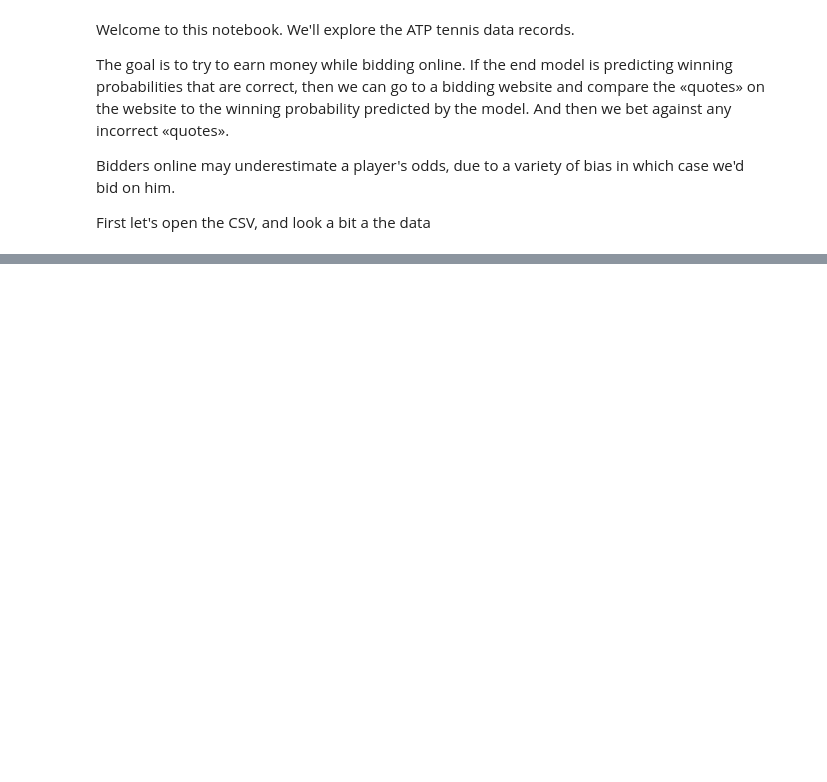
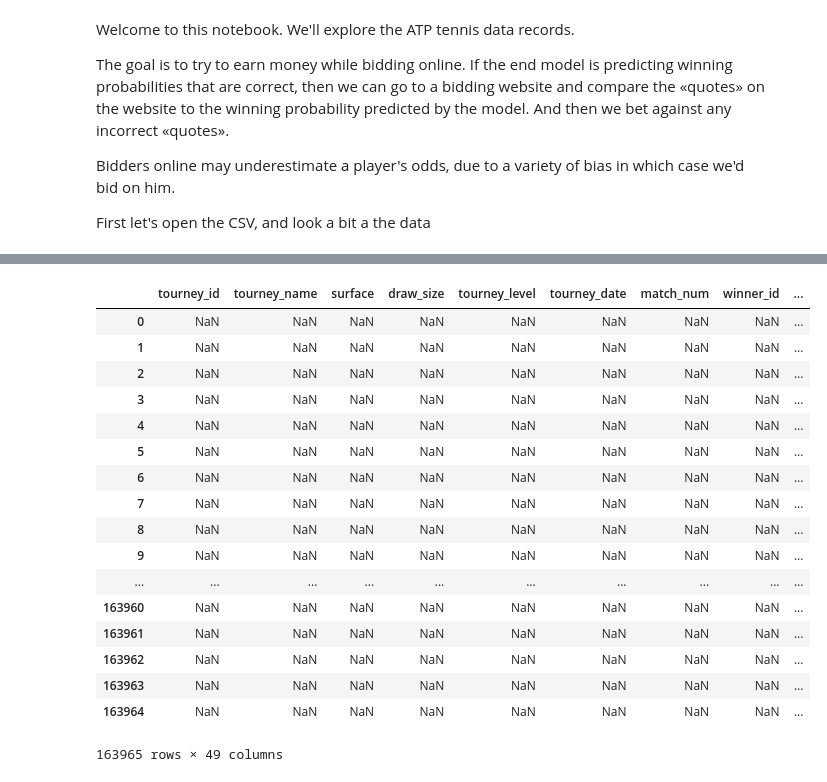
Before and after one commit to daillouf/CasinoRoyal, a Jupyter notebook: Tennis.ipynb, the cells around one changed output, grey strips where cells are left out. Drawn from its saved outputs; the diff is of its cells as text; code cells hidden in the pictures; blank space fills up the shorter version.

```diff
--- a/Tennis.ipynb
+++ b/Tennis.ipynb
@@ -35,0 +96,21 @@ TypeError: Could not convert 646464646464646464646464646464646464646464646464646
+# %%
+tennis_atp_records.where(tennis_atp_records.loc[:,['winner_name']]=='Jean michel Dupoux Marco')
+# %% [output]
+|  | tourney_id | tourney_name | surface | draw_size | tourney_level | tourney_date | match_num | winner_id | ... |
+| 0 | NaN | NaN | NaN | NaN | NaN | NaN | NaN | NaN | ... |
+| 1 | NaN | NaN | NaN | NaN | NaN | NaN | NaN | NaN | ... |
+| 2 | NaN | NaN | NaN | NaN | NaN | NaN | NaN | NaN | ... |
+| 3 | NaN | NaN | NaN | NaN | NaN | NaN | NaN | NaN | ... |
+| 4 | NaN | NaN | NaN | NaN | NaN | NaN | NaN | NaN | ... |
+| 5 | NaN | NaN | NaN | NaN | NaN | NaN | NaN | NaN | ... |
+| 6 | NaN | NaN | NaN | NaN | NaN | NaN | NaN | NaN | ... |
+| 7 | NaN | NaN | NaN | NaN | NaN | NaN | NaN | NaN | ... |
+| 8 | NaN | NaN | NaN | NaN | NaN | NaN | NaN | NaN | ... |
+| 9 | NaN | NaN | NaN | NaN | NaN | NaN | NaN | NaN | ... |
+| ... | ... | ... | ... | ... | ... | ... | ... | ... | ... |
+| 163960 | NaN | NaN | NaN | NaN | NaN | NaN | NaN | NaN | ... |
+| 163961 | NaN | NaN | NaN | NaN | NaN | NaN | NaN | NaN | ... |
+| 163962 | NaN | NaN | NaN | NaN | NaN | NaN | NaN | NaN | ... |
+| 163963 | NaN | NaN | NaN | NaN | NaN | NaN | NaN | NaN | ... |
+| 163964 | NaN | NaN | NaN | NaN | NaN | NaN | NaN | NaN | ... |
+163965 rows × 49 columns
```
Also changed, not shown: parts of 9 cells of this notebook, 4 other files.
